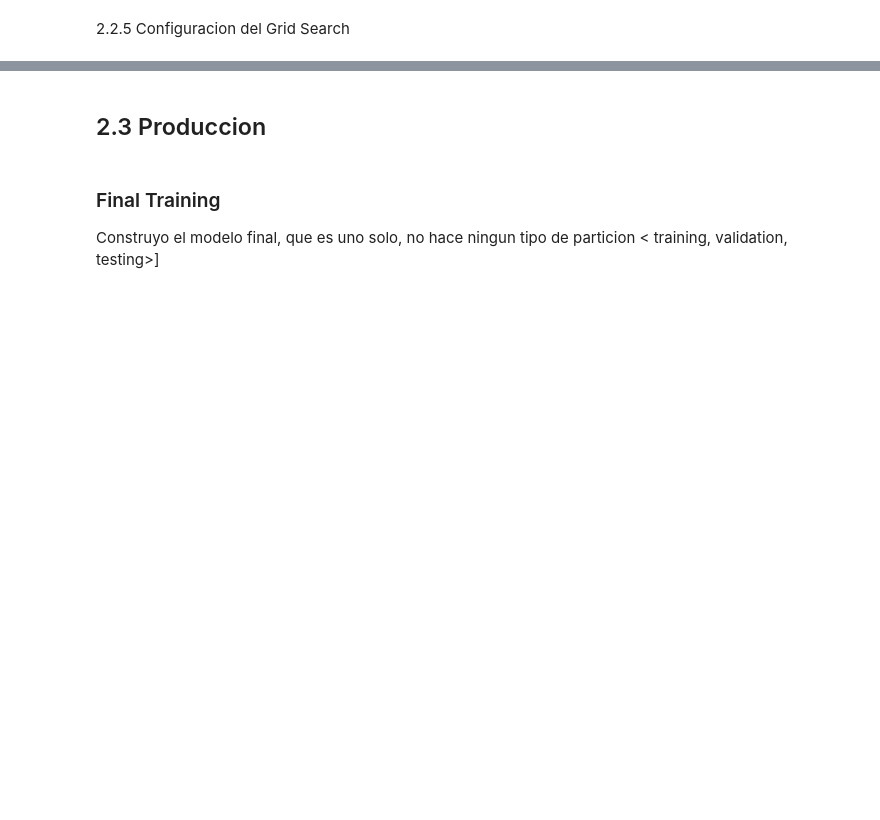
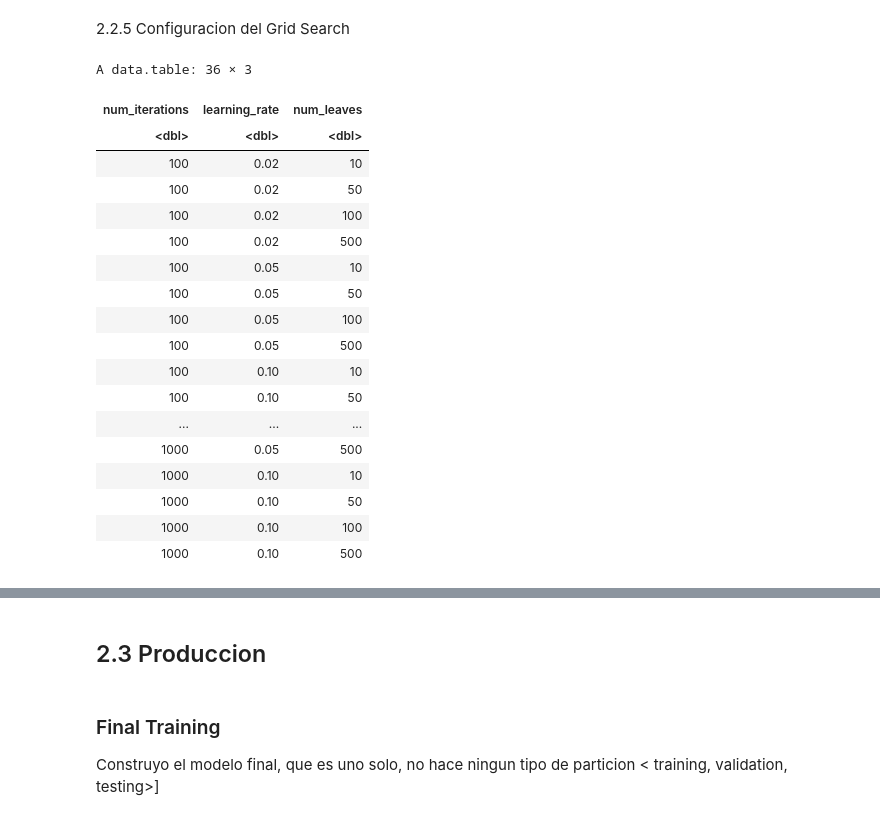
Before and after one commit to belupena/dm2026a, a Jupyter notebook: src/ensembles/z494_TareaHogar_04.ipynb, the cells around one changed output, grey strips where cells are left out. Drawn from its saved outputs; the diff is of its cells as text; code cells hidden in the pictures; blank space fills up the shorter version.

```diff
--- a/src/ensembles/z494_TareaHogar_04.ipynb
+++ b/src/ensembles/z494_TareaHogar_04.ipynb
@@ -279,13 +291,33 @@ Estimar_AUC_lightgbm <- function(x) {
 # %%
 # lo que sigue a continuacion es una forma alternativa a los loops anidados
 # creo una tabla con el producto cartesiano de los vectores
-tb_nueva <- CJ(
+tb_nueva1 <- CJ(
   num_iterations= c(100, 500, 1000),
   learning_rate= c( 0.02, 0.05, 0.1),
   num_leaves= c(10, 50, 100, 500)
 )
 # %%
 # veo que tiene la tabla antes de procesar
-tb_nueva
+tb_nueva1
+# %% [output]
+A data.table: 36 × 3
+| num_iterations | learning_rate | num_leaves |
+| <dbl> | <dbl> | <dbl> |
+| 100 | 0.02 | 10 |
+| 100 | 0.02 | 50 |
+| 100 | 0.02 | 100 |
+| 100 | 0.02 | 500 |
+| 100 | 0.05 | 10 |
+| 100 | 0.05 | 50 |
+| 100 | 0.05 | 100 |
+| 100 | 0.05 | 500 |
+| 100 | 0.10 | 10 |
+| 100 | 0.10 | 50 |
+| ... | ... | ... |
+| 1000 | 0.05 | 500 |
+| 1000 | 0.10 | 10 |
+| 1000 | 0.10 | 50 |
+| 1000 | 0.10 | 100 |
+| 1000 | 0.10 | 500 |
 # %%
 # registro a registro calculo la AUC
```
Also changed, not shown: parts of 15 cells of this notebook.
